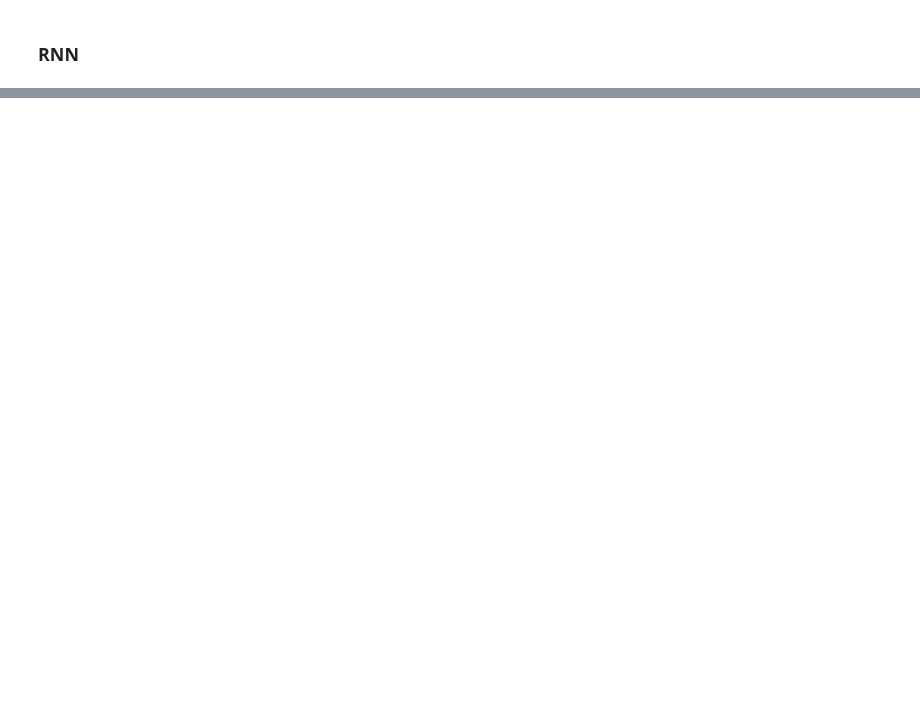
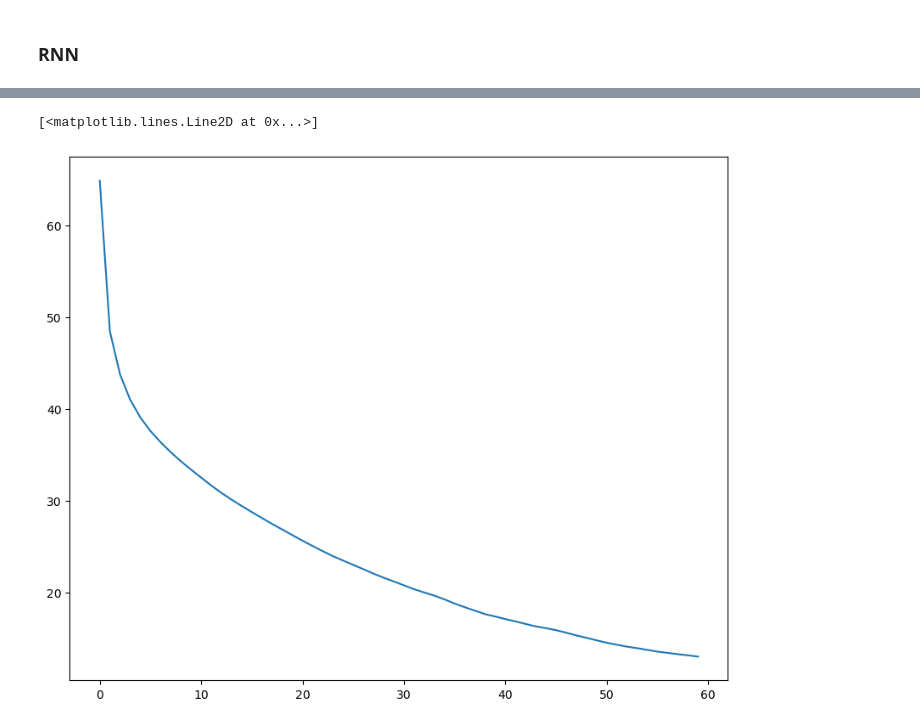
Before and after one commit to mmahdin/CI_CNNProject_Fall2024, a Jupyter notebook: Phase-3/ph3.ipynb, the cells around one changed output, grey strips where cells are left out. Drawn from its saved outputs; the diff is of its cells as text; code cells hidden in the pictures; blank space fills up the shorter version.

Commit message:
ph3: lstm with lr_decay=1

```diff
--- a/Phase-3/ph3.ipynb
+++ b/Phase-3/ph3.ipynb
@@ -119,14 +119,14 @@ rnn_model = CaptioningRNN(
           ignore_index=PAD_index,
           **to_float_cuda)
 # %%
-lr = 5e-3
+lr = 1e-3
 epochs = 60
 lr_decay = 1
 batch_size=256
 
 # Model and file paths
 name = 'lstm'
-version = 1
+version = 2
 checkpoint_path = f'./checkpoint/{name}_{version}_checkpoint.pth'
 model_path = f'./models/{name}_{version}_checkpoint.pth'
 history_path = f'./history/{name}_{version}.pth'
@@ -142,18 +142,16 @@ if os.path.exists(checkpoint_path):
 
     optimizer.load_state_dict(checkpoint['optimizer_state'])
 
-    # scheduler = optim.lr_scheduler.LambdaLR(optimizer,lambda epoch: lr_decay ** epoch)
-    scheduler = CosineAnnealingLR(optimizer, T_max=epochs)
+    scheduler = optim.lr_scheduler.LambdaLR(optimizer,lambda epoch: lr_decay ** epoch)
+    # scheduler = CosineAnnealingLR(optimizer, T_max=epochs)
 
     if checkpoint['scheduler_state'] is not None:
         scheduler.load_state_dict(checkpoint['scheduler_state'])
 
     start_epoch = checkpoint['epoch']
-    best_val_acc = checkpoint['best_val_acc']
-    train_metrics_history = checkpoint['train_history']
-    val_metrics_history = checkpoint['val_history']
-    lr_history = checkpoint['lr_history']
-
+    train_loss_history = checkpoint['train_loss_history']
+    val_loss_history = checkpoint['val_loss_history']
+    best_val_loss = checkpoint['best_val_loss']
     print(f"Training will resume from epoch {start_epoch}.\n")
 
 else:
@@ -167,17 +165,12 @@ else:
     # optimizer = optim.SGD(model.fc.parameters(), min_lr)
 
     # Define scheduler
-    # scheduler = optim.lr_scheduler.LambdaLR(optimizer,lambda epoch: lr_decay ** epoch)
-    scheduler = CosineAnnealingLR(optimizer, T_max=epochs)
+    scheduler = optim.lr_scheduler.LambdaLR(optimizer,lambda epoch: lr_decay ** epoch)
+    # scheduler = CosineAnnealingLR(optimizer, T_max=epochs)
 
     # Initialize metrics and state
     start_epoch = 0
     best_val_acc = 0.0
-    train_metrics_history = {'loss': [], 'accuracy': [],
-                             'precision': [], 'recall': [], 'f1': []}
-    val_metrics_history = {'accuracy': [],
-                           'precision': [], 'recall': [], 'f1': []}
-    lr_history = []
 
 # Train model
 train_loss_history, val_loss_history = train_captioning_model(
@@ -213,0 +207,5 @@ Training history saved at: ./history/lstm_1.pth
+# %%
+plt.plot(train_loss_history)
+# %% [output]
+[<matplotlib.lines.Line2D at 0x...>]
+[figure, added]
```
Also changed, not shown: parts of 2 cells of this notebook.
